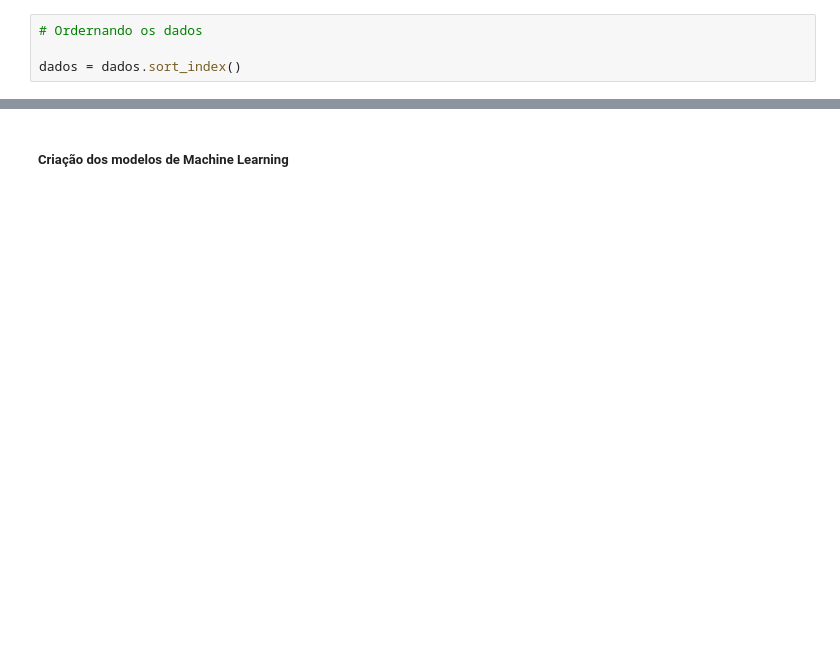
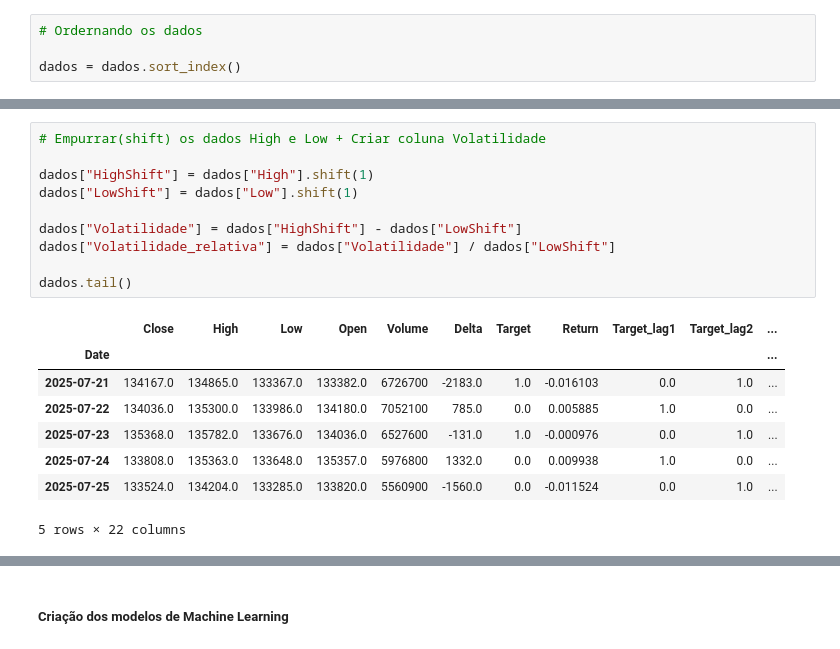
Before and after one commit to RicardViana/fiap-Machine-Learning-and-Time-Series, a Jupyter notebook: tech_challenge_fase_2_modelo_live.ipynb, the cells around one changed output, grey strips where cells are left out. Saved outputs shown, nothing was run; the diff lists cells and outputs as text; blank space fills up the shorter version.

```diff
--- a/tech_challenge_fase_2_modelo_live.ipynb
+++ b/tech_challenge_fase_2_modelo_live.ipynb
@@ -316,0 +312,19 @@ dados.head()
+# %%
+# Empurrar(shift) os dados High e Low + Criar coluna Volatilidade
+
+dados["HighShift"] = dados["High"].shift(1)
+dados["LowShift"] = dados["Low"].shift(1)
+
+dados["Volatilidade"] = dados["HighShift"] - dados["LowShift"]
+dados["Volatilidade_relativa"] = dados["Volatilidade"] / dados["LowShift"]
+
+dados.tail()
+# %% [output]
+|  | Close | High | Low | Open | Volume | Delta | Target | Return | Target_lag1 | Target_lag2 | ... |
+| Date |  |  |  |  |  |  |  |  |  |  | ... |
+| 2025-07-21 | 134167.0 | 134865.0 | 133367.0 | 133382.0 | 6726700 | -2183.0 | 1.0 | -0.016103 | 0.0 | 1.0 | ... |
+| 2025-07-22 | 134036.0 | 135300.0 | 133986.0 | 134180.0 | 7052100 | 785.0 | 0.0 | 0.005885 | 1.0 | 0.0 | ... |
+| 2025-07-23 | 135368.0 | 135782.0 | 133676.0 | 134036.0 | 6527600 | -131.0 | 1.0 | -0.000976 | 0.0 | 1.0 | ... |
+| 2025-07-24 | 133808.0 | 135363.0 | 133648.0 | 135357.0 | 5976800 | 1332.0 | 0.0 | 0.009938 | 1.0 | 0.0 | ... |
+| 2025-07-25 | 133524.0 | 134204.0 | 133285.0 | 133820.0 | 5560900 | -1560.0 | 0.0 | -0.011524 | 0.0 | 1.0 | ... |
+5 rows × 22 columns
```
Also changed, not shown: parts of 54 cells of this notebook.
